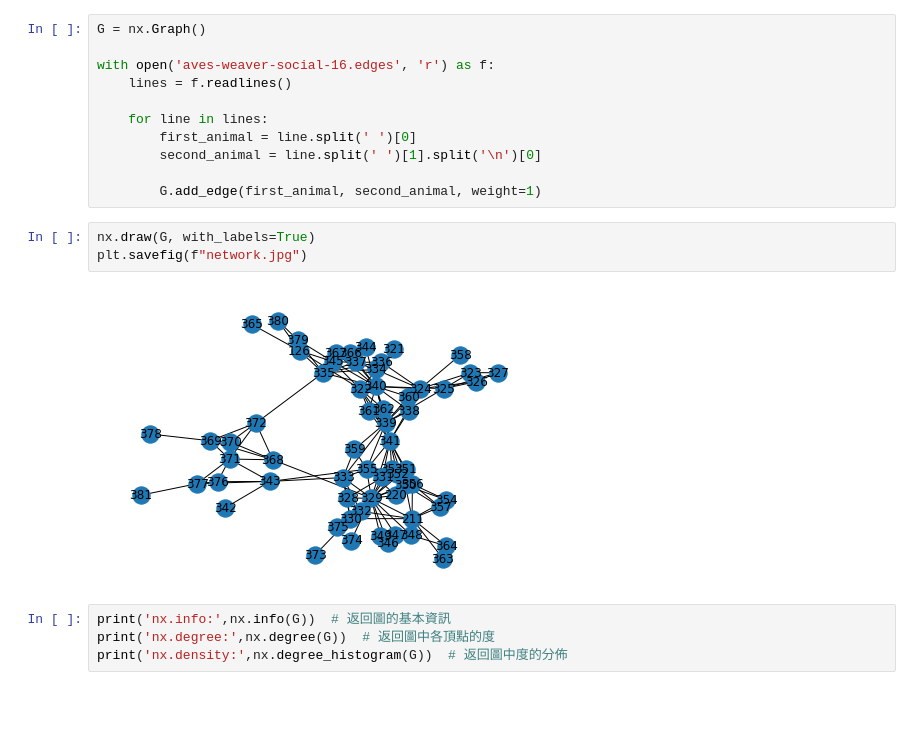
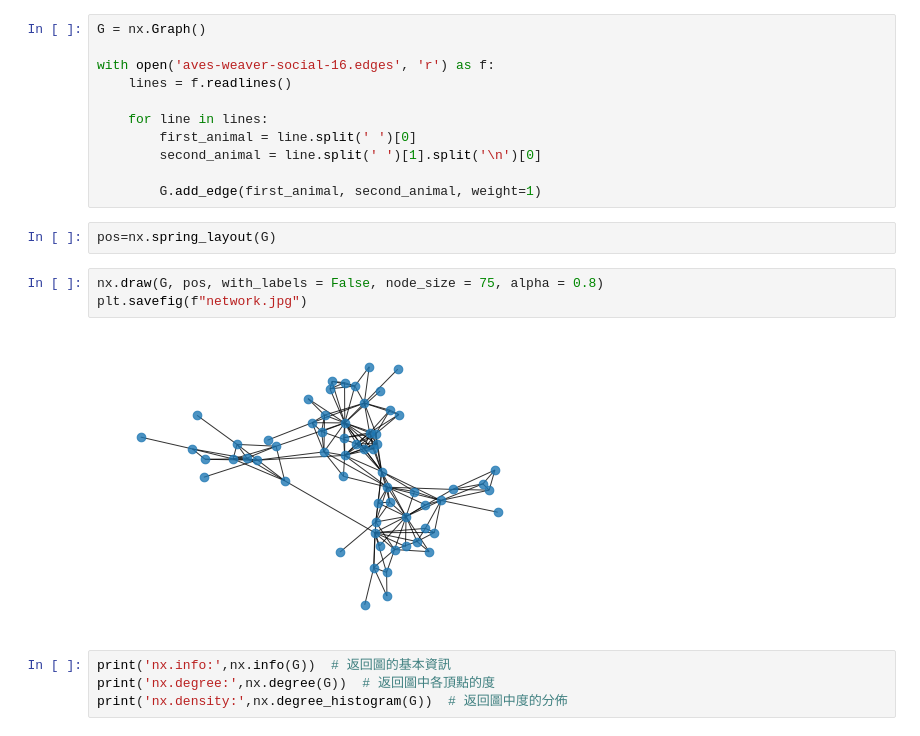
Before and after one commit to bryant-nn/Social_Computing_Project1, a Jupyter notebook: data_set/aves-weaver-social-16/buildNetwork.ipynb, the cells around one changed output. Saved outputs shown, nothing was run; the diff lists cells and outputs as text; blank space fills up the shorter version.

```diff
--- a/data_set/aves-weaver-social-16/buildNetwork.ipynb
+++ b/data_set/aves-weaver-social-16/buildNetwork.ipynb
@@ -17,11 +17,13 @@ with open('aves-weaver-social-16.edges', 'r') as f:
         second_animal = line.split(' ')[1].split('\n')[0]
 
         G.add_edge(first_animal, second_animal, weight=1)
+# %%
+pos=nx.spring_layout(G)
 # %%
-nx.draw(G, with_labels=True)
+nx.draw(G, pos, with_labels = False, node_size = 75, alpha = 0.8)
 plt.savefig(f"network.jpg")
 # %% [output]
-[figure, old version]
+[figure, new version]
 # %%
 print('nx.info:',nx.info(G))  # 返回圖的基本資訊
 print('nx.degree:',nx.degree(G))  # 返回圖中各頂點的度
```
Also changed, not shown: parts of 11 cells of this notebook, 3 other files.
